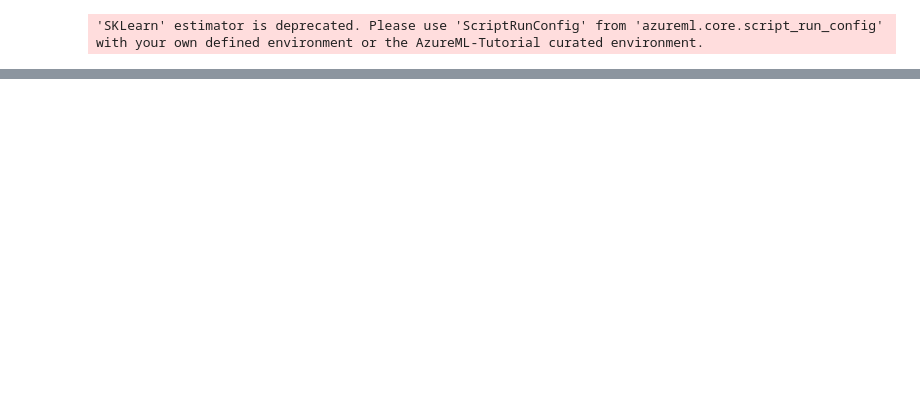
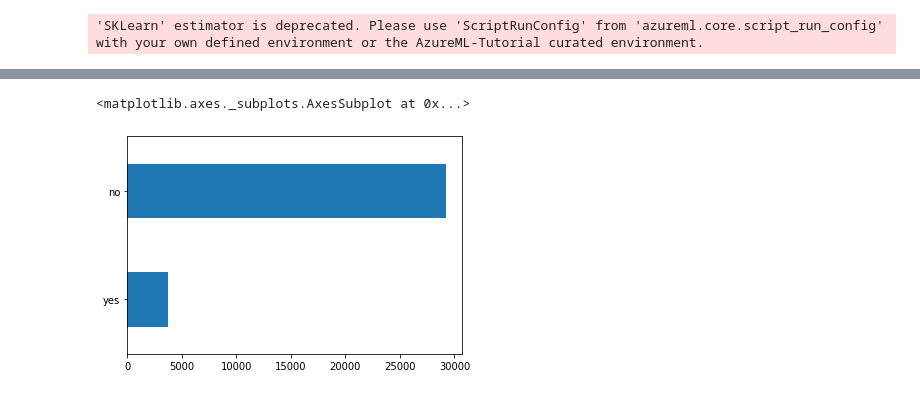
Before and after one commit to Gutelvam/Optimizing-an-ML-Pipeline-in-Azure, a Jupyter notebook: udacity-project.ipynb, the cells around one changed output, grey strips where cells are left out. Saved outputs shown, nothing was run; the diff lists cells and outputs as text; code cells hidden in the pictures; blank space fills up the shorter version.

Commit message:
feat: Add vizualization of class distribution
This  commit intend to add viz to base my conclusion.

```diff
--- a/udacity-project.ipynb
+++ b/udacity-project.ipynb
@@ -141,6 +146,13 @@ from azureml.data.dataset_factory import TabularDatasetFactory
 # "https://automlsamplenotebookdata.blob.core.windows.net/automl-sample-notebook-data/bankmarketing_train.csv"
 
 ds = TabularDatasetFactory.from_delimited_files(['https://automlsamplenotebookdata.blob.core.windows.net/automl-sample-notebook-data/bankmarketing_train.csv'])
+# %%
+# verify class distribution
+df_class = ds.to_pandas_dataframe()
+df_class.y.value_counts().sort_values().plot(kind = 'barh')
+# %% [output]
+<matplotlib.axes._subplots.AxesSubplot at 0x...>
+[figure, added]
 # %%
 from train import clean_data
 
```
Also changed, not shown: parts of 8 cells of this notebook.
